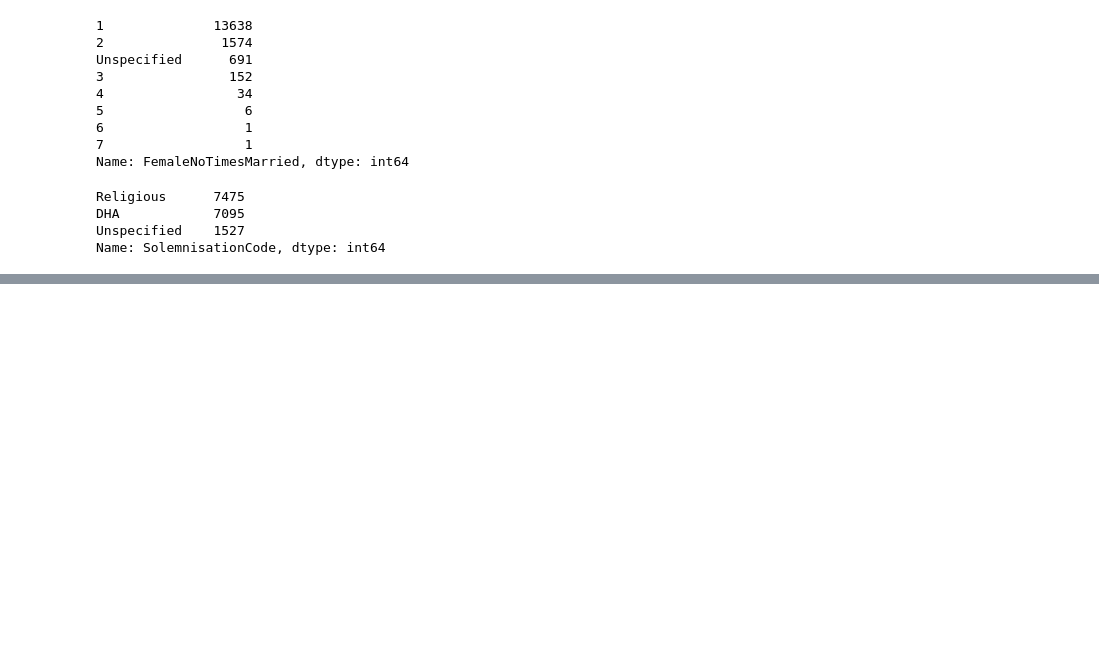
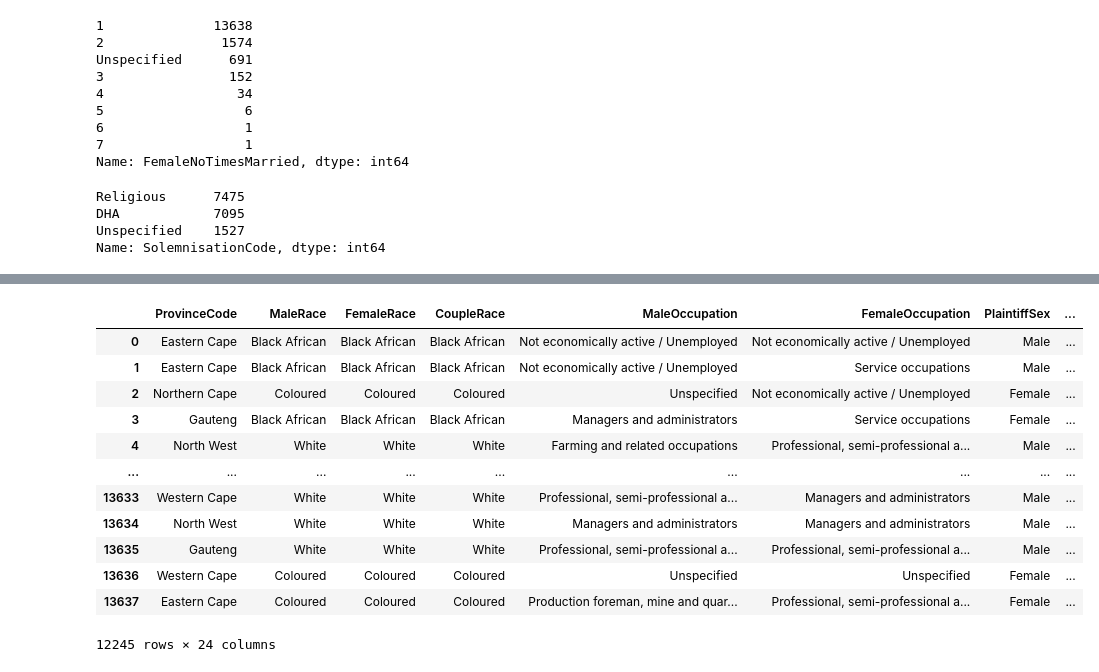
Before and after one commit to PONKAS/Data-Analysis, a Jupyter notebook: 2020 SA Marriage Analysis Project.ipynb, the cells around one changed output, grey strips where cells are left out. Saved outputs shown, nothing was run; the diff lists cells and outputs as text; code cells hidden in the pictures; blank space fills up the shorter version.

```diff
--- a/2020 SA Marriage Analysis Project.ipynb
+++ b/2020 SA Marriage Analysis Project.ipynb
@@ -363,0 +424,18 @@ Name: SolemnisationCode, dtype: int64
+# %%
+divMNM = divorces[divorces['MaleStatus'] == 'Never married']
+divMFNM = divMNM[divMNM['FemaleStatus'] == 'Never married']
+divMFNM
+# %% [output]
+|  | ProvinceCode | MaleRace | FemaleRace | CoupleRace | MaleOccupation | FemaleOccupation | PlaintiffSex | ... |
+| 0 | Eastern Cape | Black African | Black African | Black African | Not economically active / Unemployed | Not economically active / Unemployed | Male | ... |
+| 1 | Eastern Cape | Black African | Black African | Black African | Not economically active / Unemployed | Service occupations | Male | ... |
+| 2 | Northern Cape | Coloured | Coloured | Coloured | Unspecified | Not economically active / Unemployed | Female | ... |
+| 3 | Gauteng | Black African | Black African | Black African | Managers and administrators | Service occupations | Female | ... |
+| 4 | North West | White | White | White | Farming and related occupations | Professional, semi-professional a... | Male | ... |
+| ... | ... | ... | ... | ... | ... | ... | ... | ... |
+| 13633 | Western Cape | White | White | White | Professional, semi-professional a... | Managers and administrators | Male | ... |
+| 13634 | North West | White | White | White | Managers and administrators | Managers and administrators | Male | ... |
+| 13635 | Gauteng | White | White | White | Professional, semi-professional a... | Professional, semi-professional a... | Male | ... |
+| 13636 | Western Cape | Coloured | Coloured | Coloured | Unspecified | Unspecified | Female | ... |
+| 13637 | Eastern Cape | Coloured | Coloured | Coloured | Production foreman, mine and quar... | Professional, semi-professional a... | Female | ... |
+12245 rows × 24 columns
```
Also changed, not shown: parts of 31 cells of this notebook.
